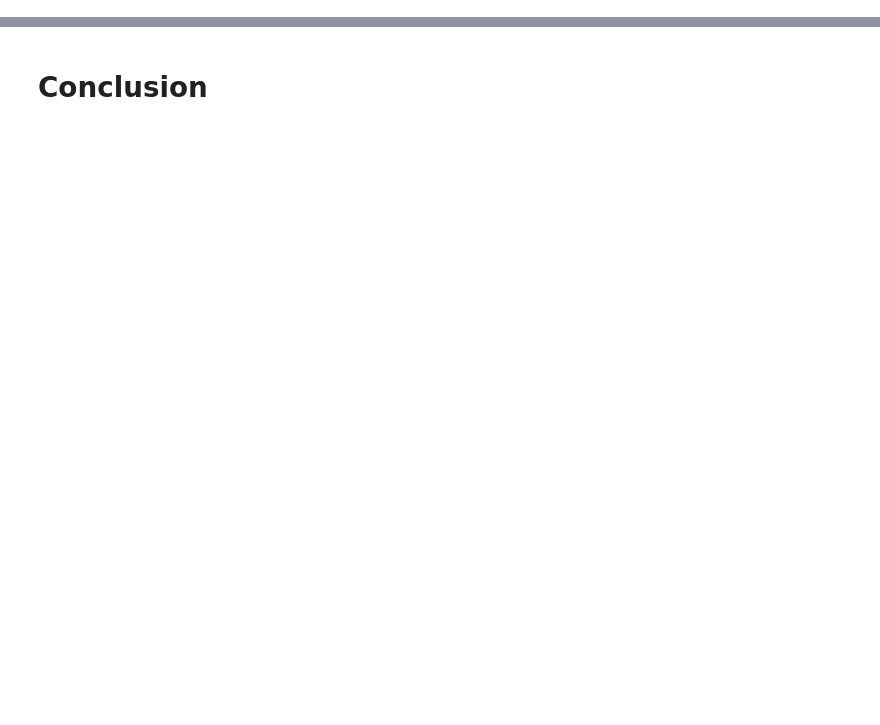
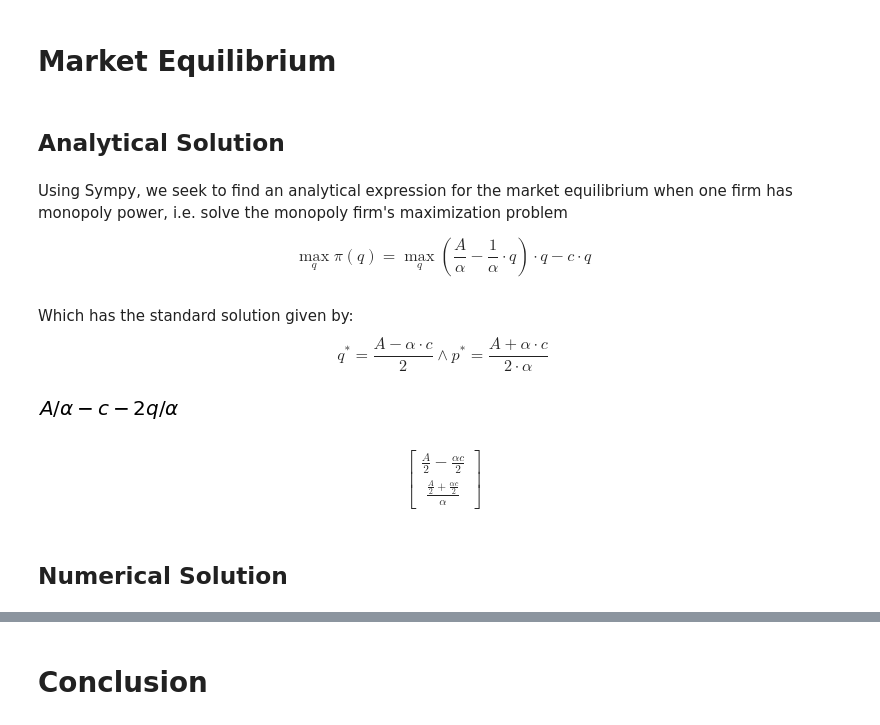
Before and after one commit to NumEconCopenhagen/projects-2019-peter-larsens-kaffe-m-havre, a Jupyter notebook: modelproject/modelproject.ipynb, the cells around one changed output, grey strips where cells are left out. Drawn from its saved outputs; the diff is of its cells as text; code cells hidden in the pictures; blank space fills up the shorter version.

```diff
--- a/modelproject/modelproject.ipynb
+++ b/modelproject/modelproject.ipynb
@@ -24,0 +32,31 @@ First we define all **symbols**:
+# %% [markdown]
+# Market Equilibrium
+# %% [markdown]
+## Analytical Solution
+# %% [markdown]
+Using Sympy, we seek to find an analytical expression for the market equilibrium when one firm has monopoly power, i.e. solve the monopoly firm's maximization problem
+
+\\[ \max_{q}\pi(q)=\max_{q} \left(\frac{A}{\alpha}-\frac{1}{\alpha}\cdot q\right)\cdot q-c\cdot q \\]
+# %% [markdown]
+Which has the standard solution given by:
+$$q^{\ast}=\frac{A-\alpha\cdot c}{2}\wedge p^{\ast}=\frac{A+\alpha\cdot c}{2\cdot\alpha}$$
+# %%
+sm.init_printing(use_unicode=True) # sets printing on
+# Defining variables;
+A = sm.symbols('A')
+q = sm.symbols('q')
+c = sm.symbols('c')
+alpha=sm.symbols('alpha')
+# %%
+Pi = (A/alpha-q/alpha)*q-c*q # Define the firms profit function
+F = sm.diff(Pi,q) # Take the first order condition
+F
+# %% [output]
+[figure, added]
+# %%
+Mq = sm.solve(F,q)[0] # Solves F for market quantity
+# And the market price is given by;
+Mp=(A-Mq)*1/alpha
+sm.Matrix([Mq,Mp]) # Prints the market quantity and price
+# %% [output]
+$$\left[\begin{matrix}\frac{A}{2} - \frac{\alpha c}{2}\\\frac{\frac{A}{2} + \frac{\alpha c}{2}}{\alpha}\end{matrix}\right]$$
@@ -24,0 +67,2 @@ First we define all **symbols**:
+# %% [markdown]
+## Numerical Solution
```
Also changed, not shown: parts of 73 cells of this notebook.
